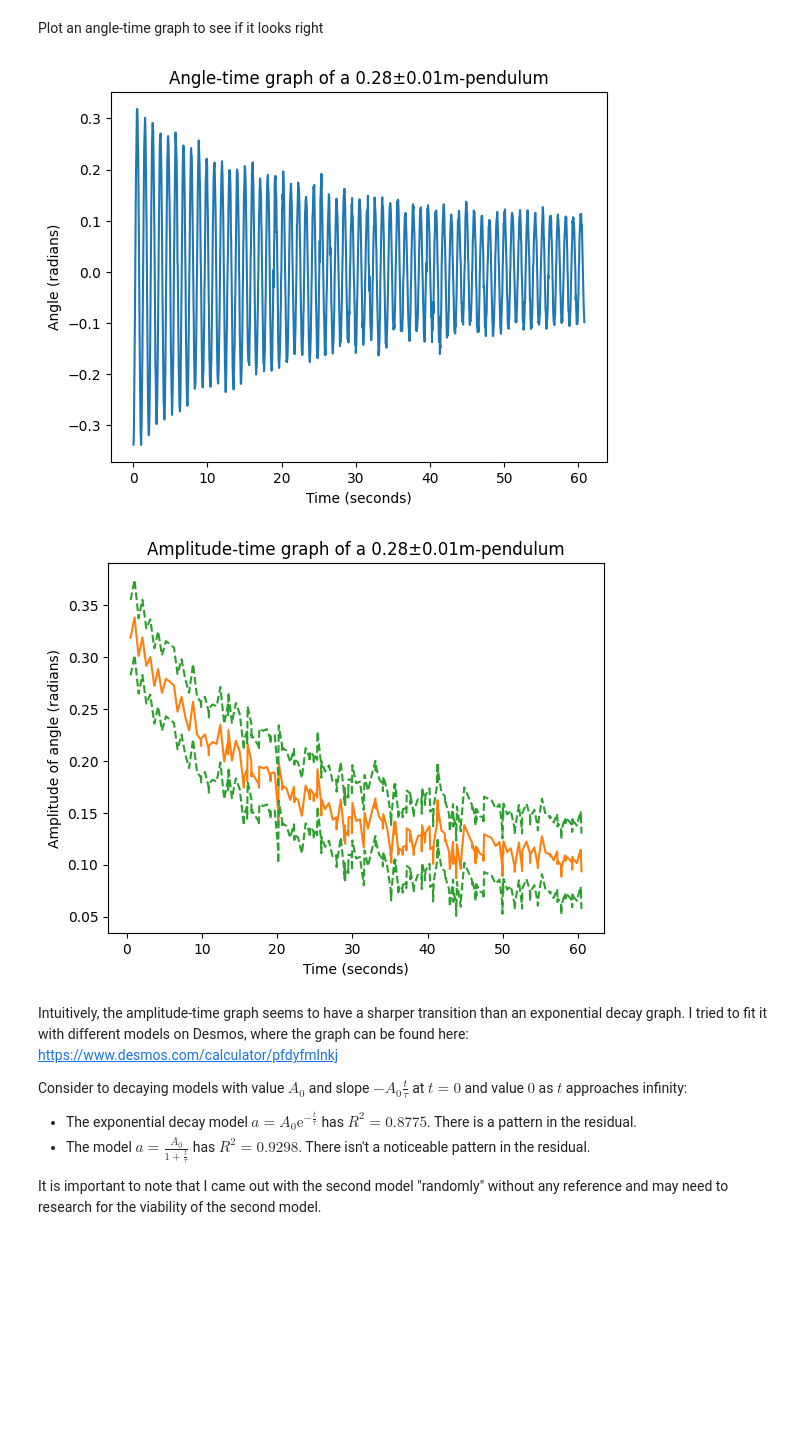
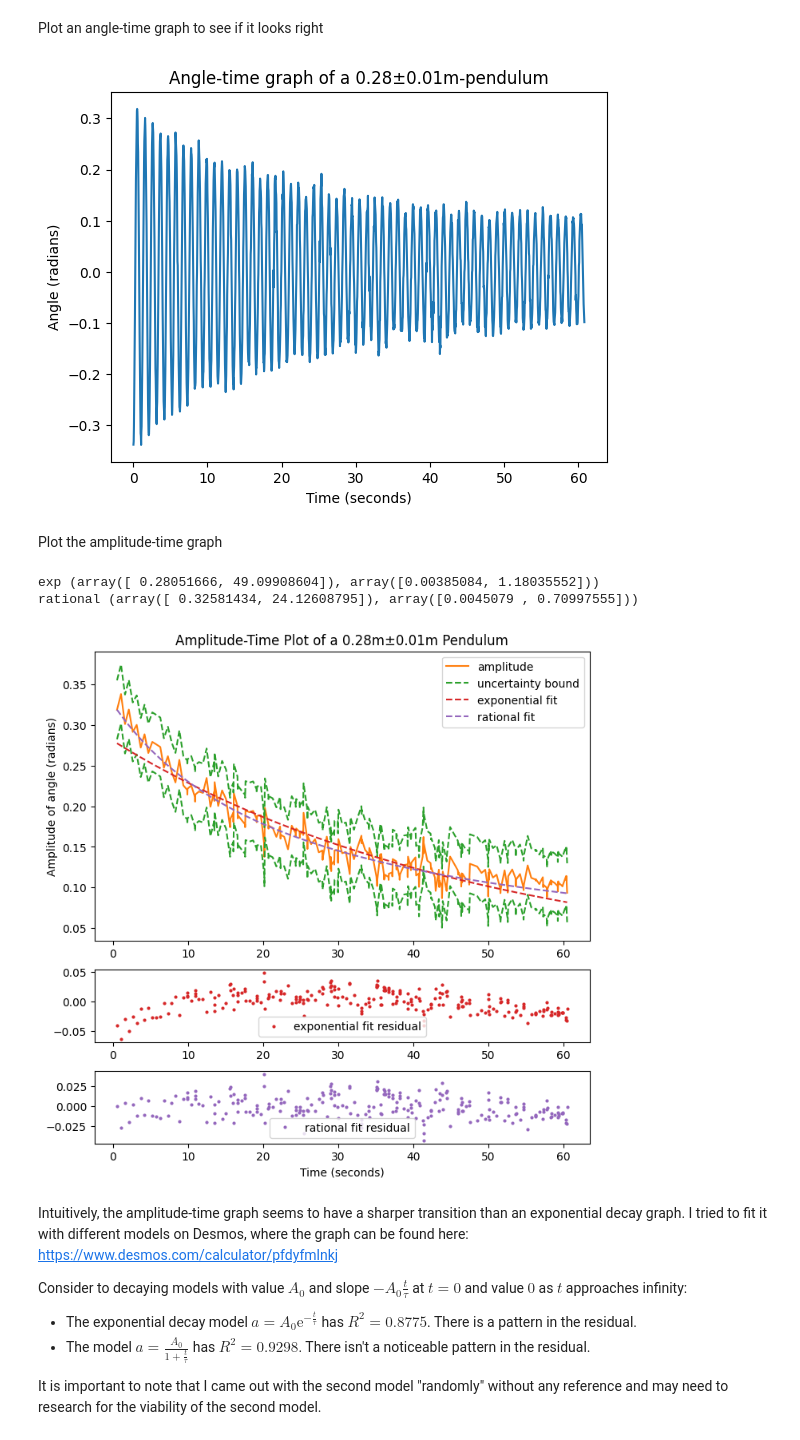
Before and after one commit to harry7557558/engsci-2t6, a Jupyter notebook: phy180-pendulum-lab/plot-angle-time.ipynb, the cells around one changed output. Cells and saved outputs as stored; diff of their text form; code cells hidden in the pictures; blank space fills up the shorter version.

```diff
--- a/phy180-pendulum-lab/plot-angle-time.ipynb
+++ b/phy180-pendulum-lab/plot-angle-time.ipynb
@@ -94,19 +94,57 @@ plt.xlabel("Time (seconds)")
 plt.ylabel("Angle (radians)")
 plt.plot(sample_data['t'], sample_data['a'], 'C0')
 plt.show()
-
-plt.clf()
-plt.title("Amplitude-time graph of a {:.2f}±{:.2f}m-pendulum".format(
-    sample_data['l'], sample_data['l_error']))
-plt.xlabel("Time (seconds)")
-plt.ylabel("Amplitude of angle (radians)")
-plt.plot(sample_data['t_amp'], sample_data['a_amp'], 'C1')
-plt.plot(sample_data['t_amp'], sample_data['a_amp']+sample_data['a_error'], 'C2--')
-plt.plot(sample_data['t_amp'], sample_data['a_amp']-sample_data['a_error'], 'C2--')
-plt.show()
 # %% [output]
 [figure]
-[figure, removed]
+# %% [markdown]
+Plot the amplitude-time graph
+# %%
+def damped_exp(t, a0, tau):
+    return a0*np.exp(-t/tau)
+
+def damped_rational(t, a0, tau):
+    return a0/(1.0+t/tau)
+
+def fit_amplitude(model, t_amp, a_amp, a_error):
+    popt, popv = scipy.optimize.curve_fit(
+        model, t_amp, a_amp,
+        p0=(0.4, 60.), sigma=np.ones(len(t_amp))*a_error)
+    return popt, popv.diagonal()**0.5
+
+t_amp, a_amp = sample_data['t_amp'], sample_data['a_amp']
+a_error = sample_data['a_error']
+param1 = fit_amplitude(damped_exp, t_amp, a_amp, a_error)
+param2 = fit_amplitude(damped_rational, t_amp, a_amp, a_error)
+print("exp", param1)
+print("rational", param2)
+
+pred1 = damped_exp(t_amp, *param1[0])
+pred2 = damped_rational(t_amp, *param2[0])
+residual1 = pred1-a_amp
+residual2 = pred2-a_amp
+
+fig, (ax1, ax2, ax3) = plt.subplots(
+    3, 1, gridspec_kw={'height_ratios': [4, 1, 1]},
+    figsize=(8, 8))
+ax1.set_title("Amplitude-Time Plot of a {:.2f}m±{:.2f}m Pendulum".format(
+    sample_data['l'], sample_data['l_error']))
+ax3.set_xlabel("Time (seconds)")
+ax1.set_ylabel("Amplitude of angle (radians)")
+ax1.plot(t_amp, a_amp, 'C1', label="amplitude")
+ax1.plot(t_amp, a_amp+a_error, 'C2--', label="uncertainty bound")
+ax1.plot(t_amp, a_amp-a_error, 'C2--')
+ax1.plot(t_amp, pred1, 'C3--', label="exponential fit")
+ax1.plot(t_amp, pred2, 'C4--', label="rational fit")
+ax1.legend()
+ax2.plot(t_amp, residual1, 'C3o', ms=2)
+ax2.legend(["exponential fit residual"])
+ax3.plot(t_amp, residual2, 'C4o', ms=2)
+ax3.legend(["rational fit residual"])
+plt.show()
+# %% [output]
+exp (array([ 0.28051666, 49.09908604]), array([0.00385084, 1.18035552]))
+rational (array([ 0.32581434, 24.12608795]), array([0.0045079 , 0.70997555]))
+[figure, added]
 # %% [markdown]
 Intuitively, the amplitude-time graph seems to have a sharper transition than an exponential decay graph. I tried to fit it with different models on Desmos, where the graph can be found here: https://www.desmos.com/calculator/pfdyfmlnkj
 
```
Also changed, not shown: parts of 1 cell of this notebook, 10 other files.
